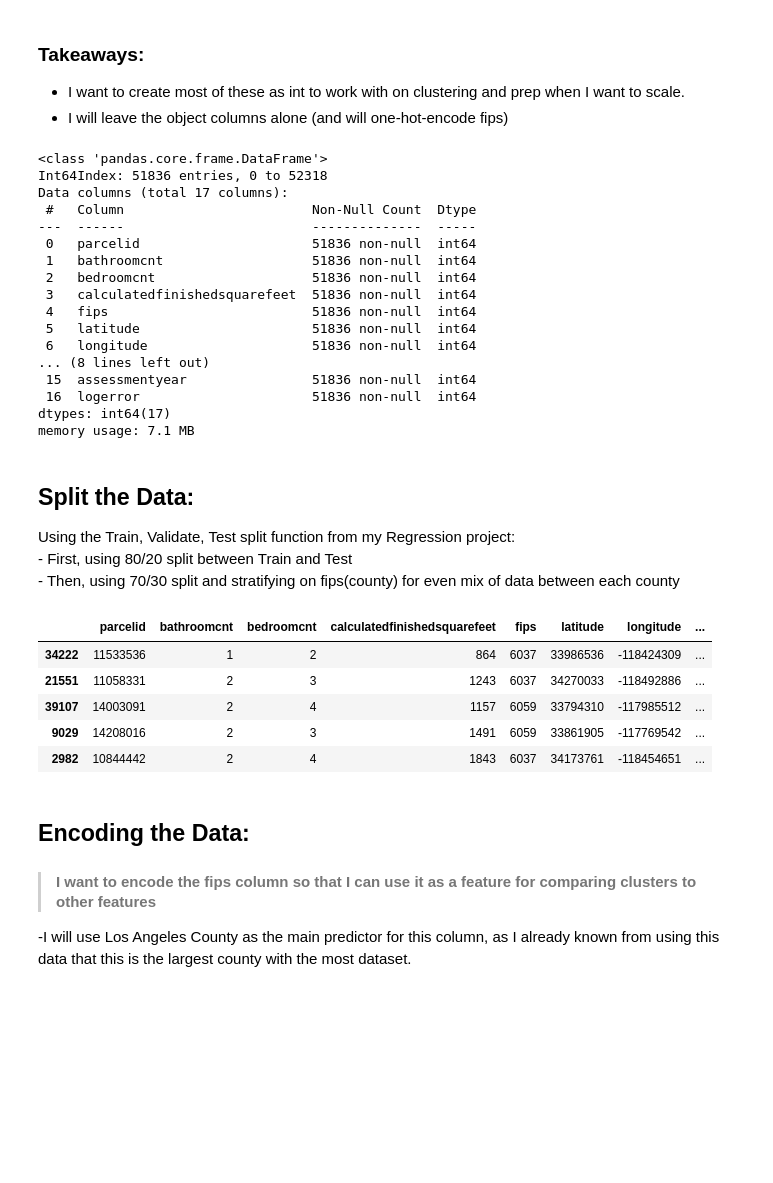
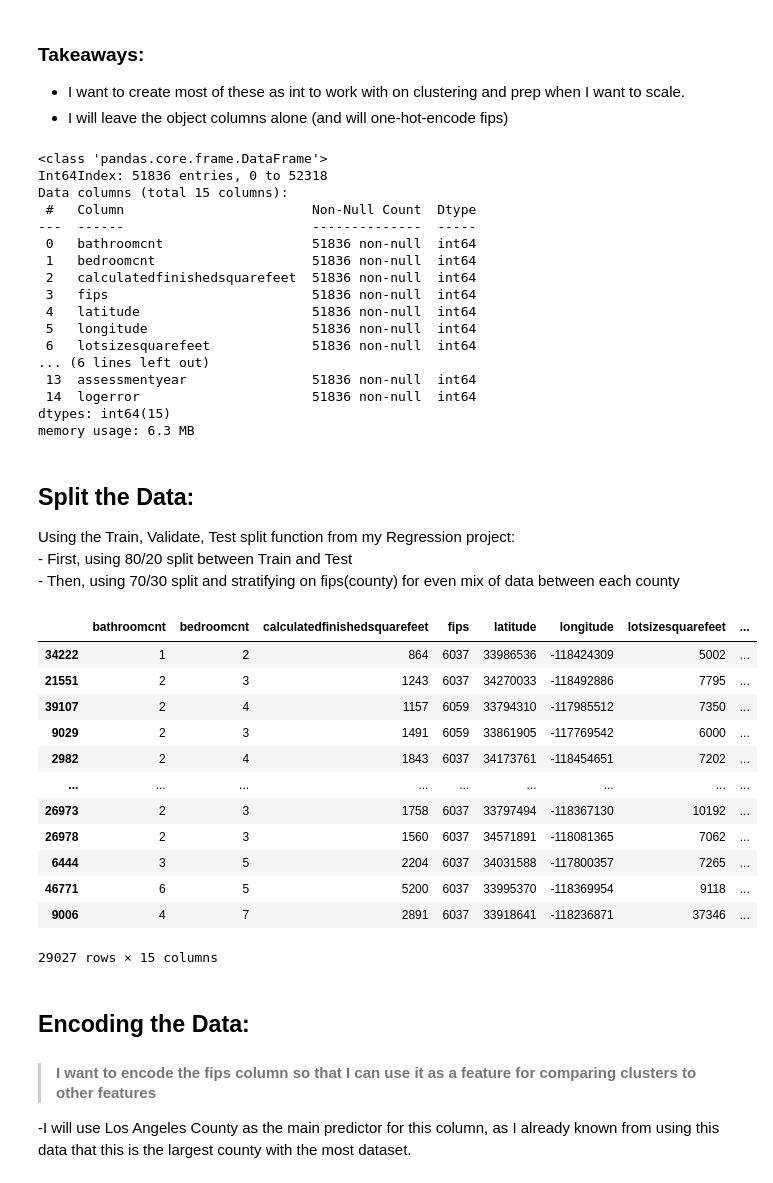
Before and after one commit to jeneyring/Clustering-Final-Project, a Jupyter notebook: Scratchpad.ipynb, the cells around one changed output. Cells and saved outputs as stored; diff of their text form; code cells hidden in the pictures; blank space fills up the shorter version.

```diff
--- a/Scratchpad.ipynb
+++ b/Scratchpad.ipynb
@@ -124,7 +127,7 @@ dtype: int64
 # %%
 #creating a function to remove unwanted columns (*may add/change later)
 
-cols_to_remove = ['propertycountylandusecode','propertylandusedesc','propertyzoningdesc','buildingqualitytypeid','heatingorsystemtypeid','unitcnt','heatingorsystemdesc','calculatedbathnbr','id','finishedsquarefeet12','fullbathcnt','structuretaxvaluedollarcnt','landtaxvaluedollarcnt','taxamount','regionidcity','censustractandblock','transactiondate']
+cols_to_remove = ['roomcnt','parcelid','propertycountylandusecode','propertylandusedesc','propertyzoningdesc','buildingqualitytypeid','heatingorsystemtypeid','unitcnt','heatingorsystemdesc','calculatedbathnbr','id','finishedsquarefeet12','fullbathcnt','structuretaxvaluedollarcnt','landtaxvaluedollarcnt','taxamount','regionidcity','censustractandblock','transactiondate']
 def remove_columns(df, cols_to_remove):
     df = df.drop(columns=cols_to_remove)
     return df
@@ -244,21 +257,21 @@ def dtypes(df):
 # %% [output]
 <class 'pandas.core.frame.DataFrame'>
 Int64Index: 51836 entries, 0 to 52318
-Data columns (total 17 columns):
+Data columns (total 15 columns):
  #   Column                        Non-Null Count  Dtype
 ---  ------                        --------------  -----
- 0   parcelid                      51836 non-null  int64
- 1   bathroomcnt                   51836 non-null  int64
- 2   bedroomcnt                    51836 non-null  int64
- 3   calculatedfinishedsquarefeet  51836 non-null  int64
- 4   fips                          51836 non-null  int64
- 5   latitude                      51836 non-null  int64
- 6   longitude                     51836 non-null  int64
-... (8 lines left out)
- 15  assessmentyear                51836 non-null  int64
- 16  logerror                      51836 non-null  int64
-dtypes: int64(17)
-memory usage: 7.1 MB
+ 0   bathroomcnt                   51836 non-null  int64
+ 1   bedroomcnt                    51836 non-null  int64
+ 2   calculatedfinishedsquarefeet  51836 non-null  int64
+ 3   fips                          51836 non-null  int64
+ 4   latitude                      51836 non-null  int64
+ 5   longitude                     51836 non-null  int64
+ 6   lotsizesquarefeet             51836 non-null  int64
+... (6 lines left out)
+ 13  assessmentyear                51836 non-null  int64
+ 14  logerror                      51836 non-null  int64
+dtypes: int64(15)
+memory usage: 6.3 MB
 # %% [markdown]
 ## Split the Data:
 
@@ -268,30 +281,37 @@ Using the Train, Validate, Test split function from my Regression project:
 # %%
 def split_data(df):
     '''
     take in a DataFrame and return train, validate, and test DataFrames; stratify on species.
     return train, validate, test DataFrames.
     '''
 
     # splits df into train_validate and test using train_test_split() stratifying on species to get an even mix of each species
     train_validate, test = train_test_split(df, test_size=.2, random_state=123, stratify=df.fips)
 
     # splits train_validate into train and validate using train_test_split() stratifying on species to get an even mix of each species
     train, validate = train_test_split(train_validate,
                                        test_size=.3,
                                        random_state=123,
                                        stratify=train_validate.fips)
     return train, validate, test
 
 
 train, validate, test = wrangle.split_data(df)
-train.head()
+train
 # %% [output]
-|  | parcelid | bathroomcnt | bedroomcnt | calculatedfinishedsquarefeet | fips | latitude | longitude | ... |
-| 34222 | 11533536 | 1 | 2 | 864 | 6037 | 33986536 | -118424309 | ... |
-| 21551 | 11058331 | 2 | 3 | 1243 | 6037 | 34270033 | -118492886 | ... |
-| 39107 | 14003091 | 2 | 4 | 1157 | 6059 | 33794310 | -117985512 | ... |
-| 9029 | 14208016 | 2 | 3 | 1491 | 6059 | 33861905 | -117769542 | ... |
-| 2982 | 10844442 | 2 | 4 | 1843 | 6037 | 34173761 | -118454651 | ... |
+|  | bathroomcnt | bedroomcnt | calculatedfinishedsquarefeet | fips | latitude | longitude | lotsizesquarefeet | ... |
+| 34222 | 1 | 2 | 864 | 6037 | 33986536 | -118424309 | 5002 | ... |
+| 21551 | 2 | 3 | 1243 | 6037 | 34270033 | -118492886 | 7795 | ... |
+| 39107 | 2 | 4 | 1157 | 6059 | 33794310 | -117985512 | 7350 | ... |
+| 9029 | 2 | 3 | 1491 | 6059 | 33861905 | -117769542 | 6000 | ... |
+| 2982 | 2 | 4 | 1843 | 6037 | 34173761 | -118454651 | 7202 | ... |
+| ... | ... | ... | ... | ... | ... | ... | ... | ... |
+| 26973 | 2 | 3 | 1758 | 6037 | 33797494 | -118367130 | 10192 | ... |
+| 26978 | 2 | 3 | 1560 | 6037 | 34571891 | -118081365 | 7062 | ... |
+| 6444 | 3 | 5 | 2204 | 6037 | 34031588 | -117800357 | 7265 | ... |
+| 46771 | 6 | 5 | 5200 | 6037 | 33995370 | -118369954 | 9118 | ... |
+| 9006 | 4 | 7 | 2891 | 6037 | 33918641 | -118236871 | 37346 | ... |
+29027 rows × 15 columns
 # %% [markdown]
 ## Encoding the Data:
 >#### I want to encode the fips column so that I can use it as a feature for comparing clusters to other features
```
Also changed, not shown: parts of 13 cells of this notebook, 1 other file.
